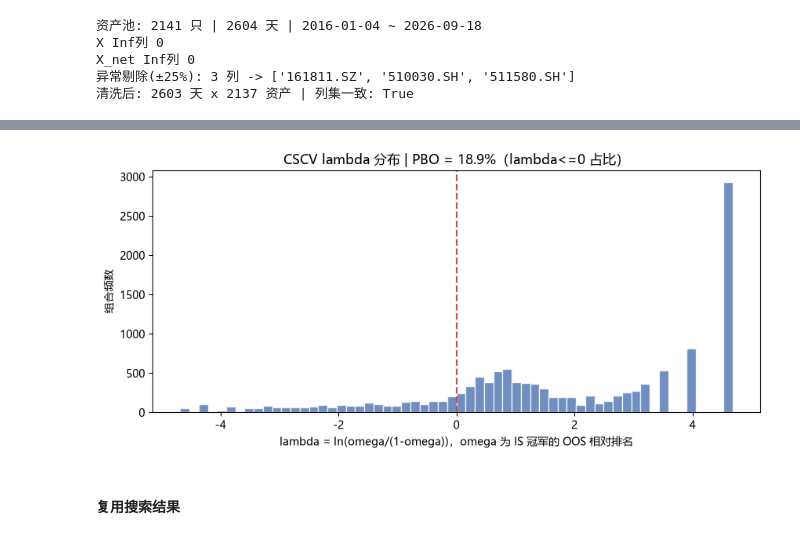
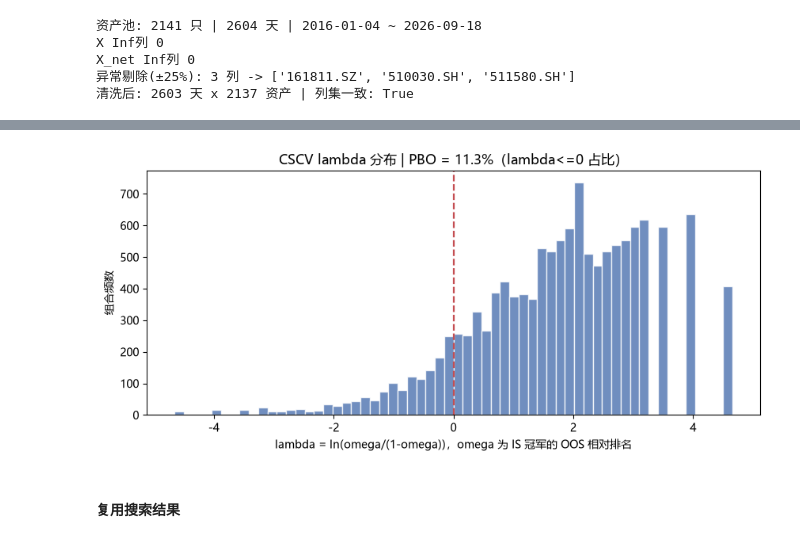
Before and after one commit to wang-jinghui/machine-learning-for-trading, a Jupyter notebook: case_studies/lazy_trading/CSCV_PBO.ipynb, the cells around one changed output, grey strips where cells are left out. Cells and saved outputs as stored; diff of their text form; code cells hidden in the pictures.

Commit message:
fix(lazy_trading): 修复CSCV PBO分析中的执行计数和参数配置问题
- 将打印函数替换为log_print以改善日志记录功能
- 扩大correlate和extremes参数的搜索范围提高模型表现
- 更新搜索空间部分标签从Parameter Space到Search Space

```diff
--- a/case_studies/lazy_trading/CSCV_PBO.ipynb
+++ b/case_studies/lazy_trading/CSCV_PBO.ipynb
@@ -60,8 +60,8 @@ from cscv_pbo import cscv_pbo,plot_cscv
 # %%
 search_space = {'nondomin__min_n_assets': {'low': 5, 'high': 55, 'step': 5},
  'nondomin__threshold': {'low': -0.5, 'high': -0.3, 'step': 0.1},
- 'correlate__threshold': {'low': 0.1, 'high': 0.5, 'step': 0.1},
- 'extremes__k': {'low': 0.1, 'high': 0.6, 'step': 0.1},
+ 'correlate__threshold': {'low': 0.1, 'high': 0.9, 'step': 0.1},
+ 'extremes__k': {'low': 0.1, 'high': 0.9, 'step': 0.1},
  'nondomin__fitness_measures': [
     "mean-variance-kurt",
     "mean-variance-maxdd-kurt",
@@ -75,6 +75,6 @@ search_space = {'nondomin__min_n_assets': {'low': 5, 'high': 55, 'step': 5},
     "mean-mad-avgdd-cvar-sharpe",
     ],
  'train_size': {'low': 252, 'high': 756, 'step': 252}}  # inner train size
-log_print(search_space, section='Parameter Space', echo=False)
+log_print(search_space, section='Search Space', echo=False)
 compute_grid_size(search_space)
 # %% [output]
@@ -84,7 +84,7 @@ cscv_params = {'test_size': 252,
   'train_size': 756+252,
   'n_test_folds': 2,
   'n_jobs': 4,
-  'cv_n_jobs': 10,
+  'cv_n_jobs': 8,
   'n_trials': 2000,
   'patience': 200,
   'sampler': 'tpe',
@@ -116,8 +119,7 @@ out = cscv_pbo(X, space=search_space, **cscv_params)   # 空间缺省载自 TOML
 # %%
-out["pbo"], out["lambdas"]                              # 主判据与 lambda 分布
 plot_cscv(out)                                          # lambda 分布图
 # %% [output]
-[figure, old version]
+[figure, new version]
 # %% [markdown]
 #### 复用搜索结果
 # %% [markdown]
```
Also changed, not shown: parts of 5 cells of this notebook.
